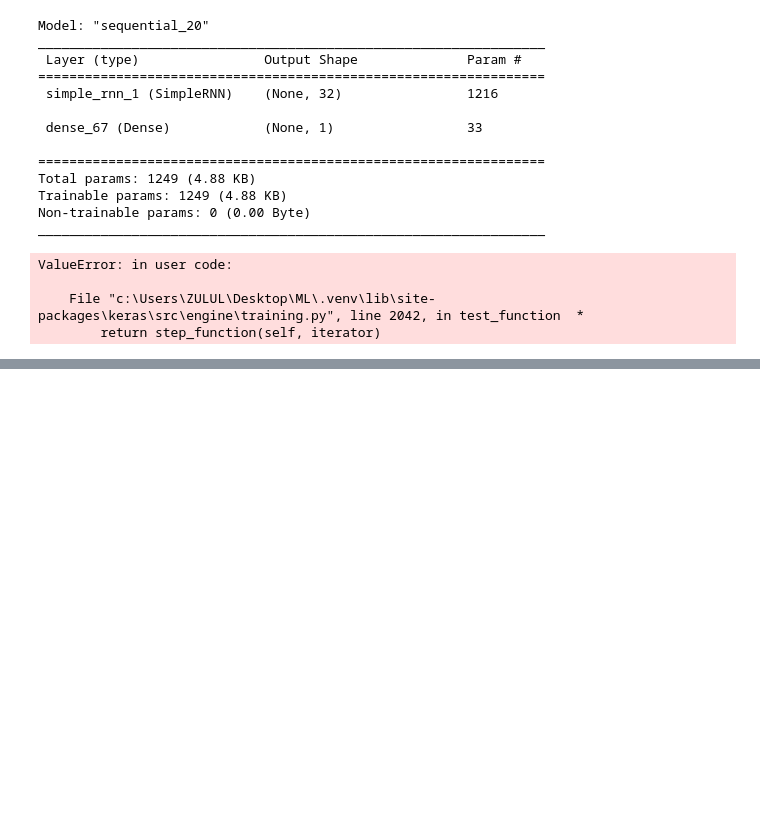
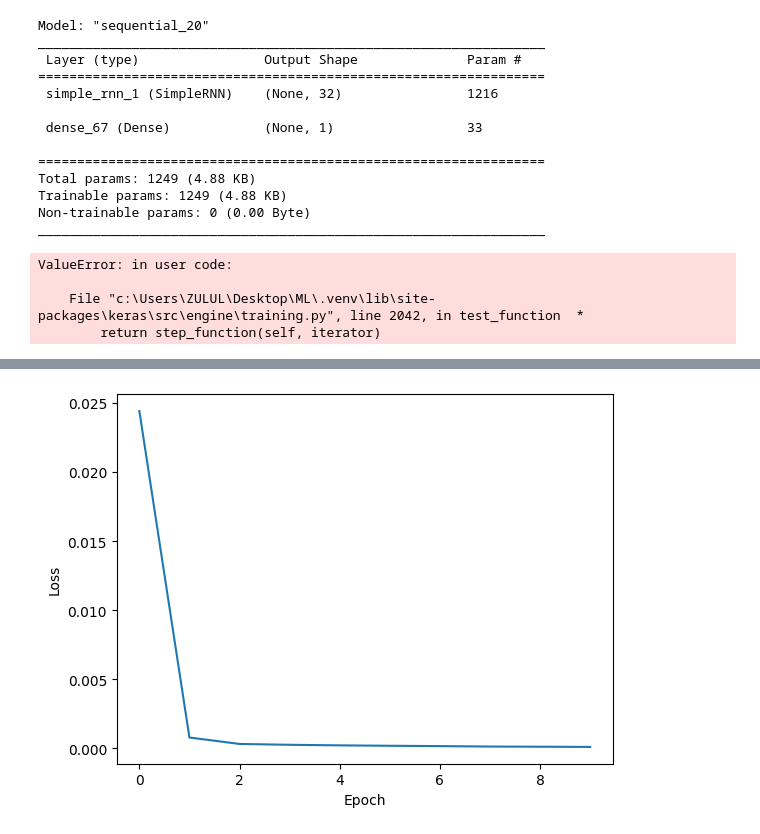
Before and after one commit to JakubLegutko/DLML, a Jupyter notebook: DL3.ipynb, the cells around one changed output, grey strips where cells are left out. Saved outputs shown, nothing was run; the diff lists cells and outputs as text; code cells hidden in the pictures; blank space fills up the shorter version.

```diff
--- a/DL3.ipynb
+++ b/DL3.ipynb
@@ -348,3 +348,58 @@ model.compile(optimizer='adam', loss='mse')
 
 # Print the model summary
 model.summary()
+# %%
+## Uczenie szeregów czasowych
+
+import numpy as np
+import tensorflow as tf
+from tensorflow.keras.models import Sequential
+from tensorflow.keras.layers import Dense, SimpleRNN
+import matplotlib.pyplot as plt
+
+# Generowanie danych wejściowych z przebiegu funkcyjnego
+def generate_data(n):
+    x = np.linspace(0, 2*np.pi, n)
+    y = np.sin(x)
+    return y
+
+# Ustalenie parametrów
+n_samples = 1000
+n_timesteps = 10
+n_features = 1
+
+# Generowanie danych treningowych
+data = generate_data(n_samples)
+X_train, y_train = [], []
+for i in range(n_samples - n_timesteps):
+    X_train.append(data[i:i+n_timesteps])
+    y_train.append(data[i+n_timesteps])
+X_train = np.array(X_train).reshape(-1, n_timesteps, n_features)
+y_train = np.array(y_train)
+
+# Inicjalizacja modelu
+model = Sequential()
+model.add(SimpleRNN(32, input_shape=(n_timesteps, n_features)))
+model.add(Dense(1))
+
+# Kompilacja modelu
+model.compile(optimizer='adam', loss='mse')
+
+# Trenowanie modelu
+history = model.fit(X_train, y_train, epochs=10, batch_size=32)
+
+# Wykres loss
+plt.plot(history.history['loss'])
+plt.xlabel('Epoch')
+plt.ylabel('Loss')
+plt.show()
+
+# Generowanie danych testowych
+X_test = data[-n_timesteps:].reshape(1, n_timesteps, n_features)
+
+# Predykcja na danych testowych
+y_pred = model.predict(X_test)
+
+# Wyświetlenie wyników
+print("Przewidywana wartość:", y_pred[0][0])
+# %% [output]
@@ -350,0 +426 @@ model.summary()
+[figure, added]
```
Also changed, not shown: parts of 8 cells of this notebook.
